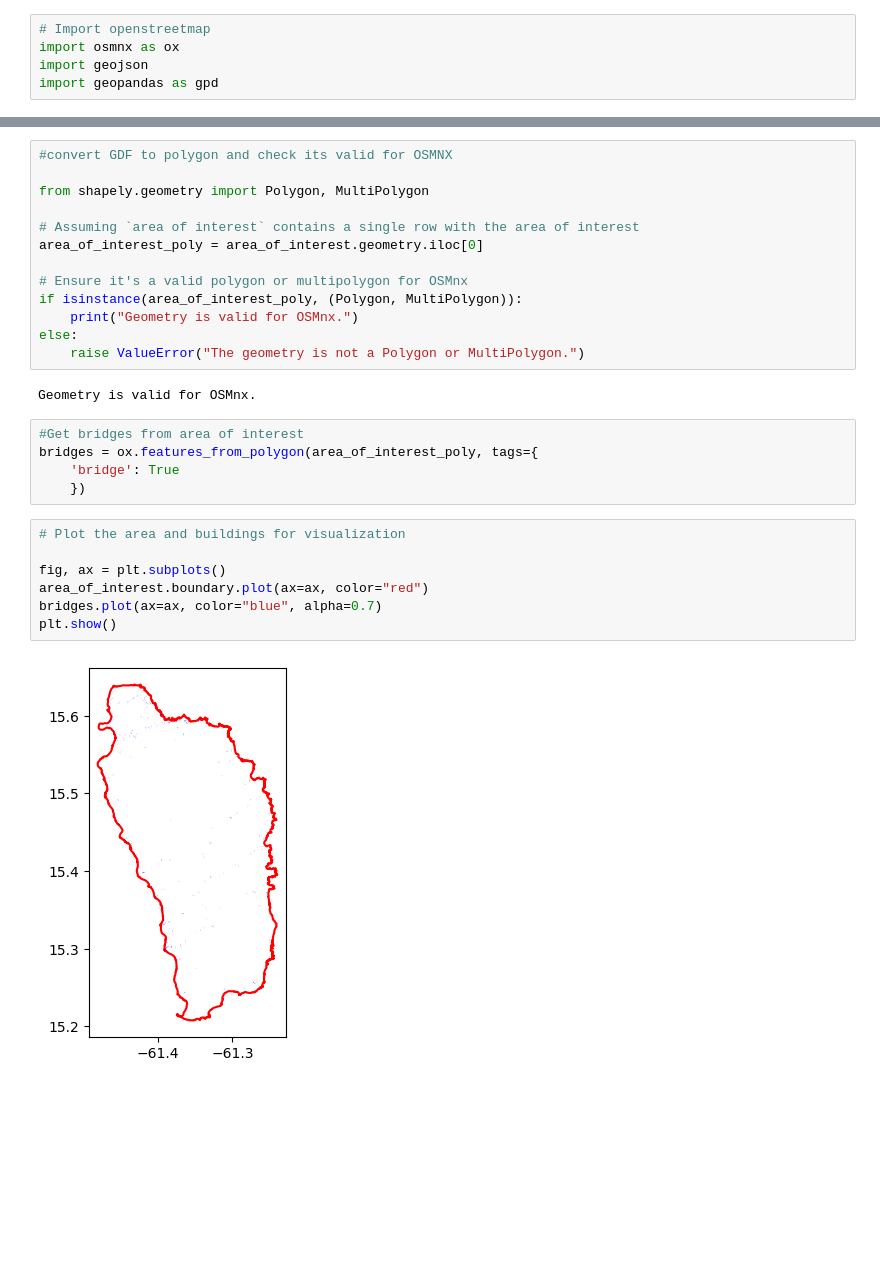
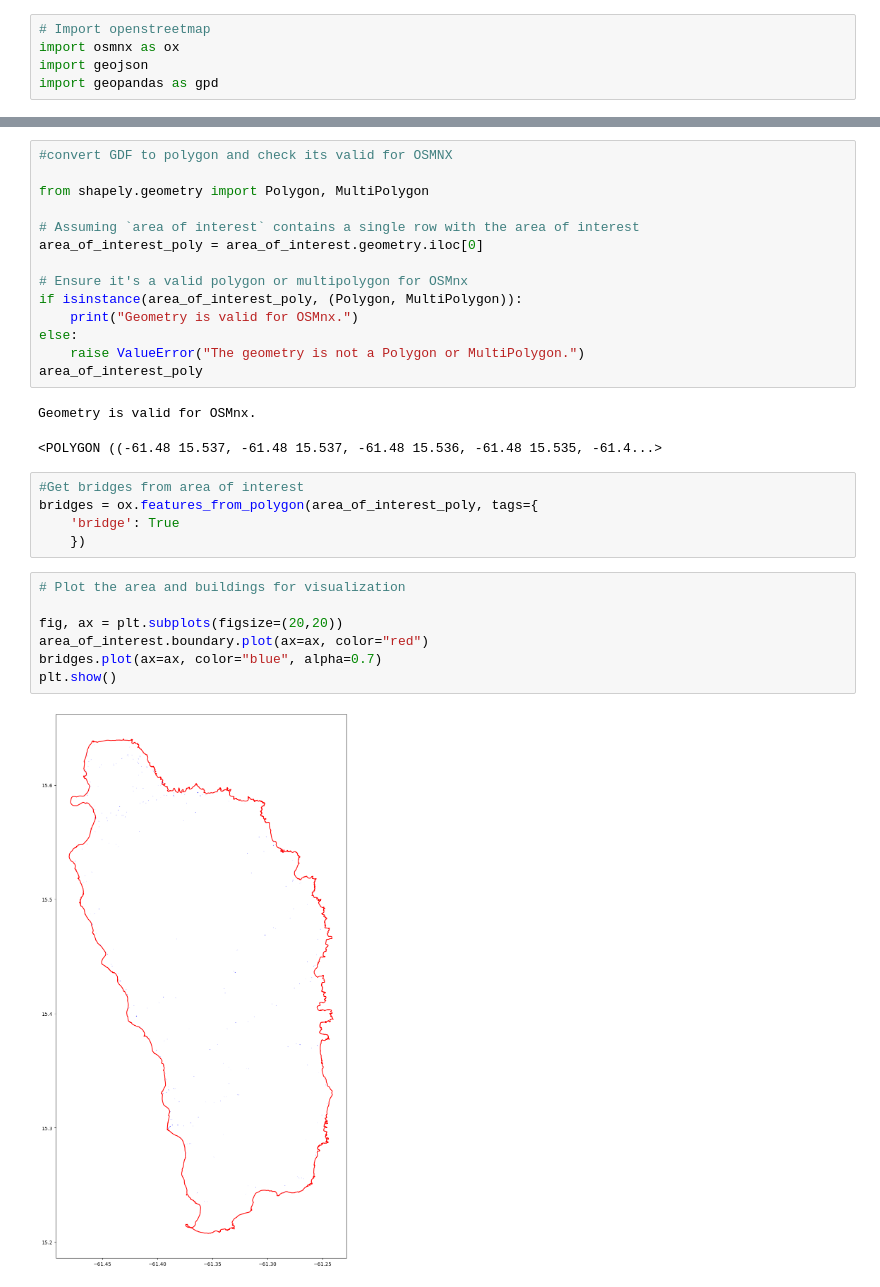
Before and after one commit to CyberComplex/Space-tica, a Jupyter notebook: Bridges.ipynb, the cells around one changed output, grey strips where cells are left out. Drawn from its saved outputs; the diff is of its cells as text; blank space fills up the shorter version.

```diff
--- a/Bridges.ipynb
+++ b/Bridges.ipynb
@@ -99,8 +32,10 @@ if isinstance(area_of_interest_poly, (Polygon, MultiPolygon)):
     print("Geometry is valid for OSMnx.")
 else:
     raise ValueError("The geometry is not a Polygon or MultiPolygon.")
+area_of_interest_poly
 # %% [output]
 Geometry is valid for OSMnx.
+<POLYGON ((-61.48 15.537, -61.48 15.537, -61.48 15.536, -61.48 15.535, -61.4...>
 # %%
 #Get bridges from area of interest
 bridges = ox.features_from_polygon(area_of_interest_poly, tags={
@@ -109,9 +44,9 @@ bridges = ox.features_from_polygon(area_of_interest_poly, tags={
 # %%
 # Plot the area and buildings for visualization
 
-fig, ax = plt.subplots()
+fig, ax = plt.subplots(figsize=(20,20))
 area_of_interest.boundary.plot(ax=ax, color="red")
 bridges.plot(ax=ax, color="blue", alpha=0.7)
 plt.show()
 # %% [output]
-[figure, old version]
+[figure, new version]
```
Also changed, not shown: parts of 11 cells of this notebook, 1 other file.
